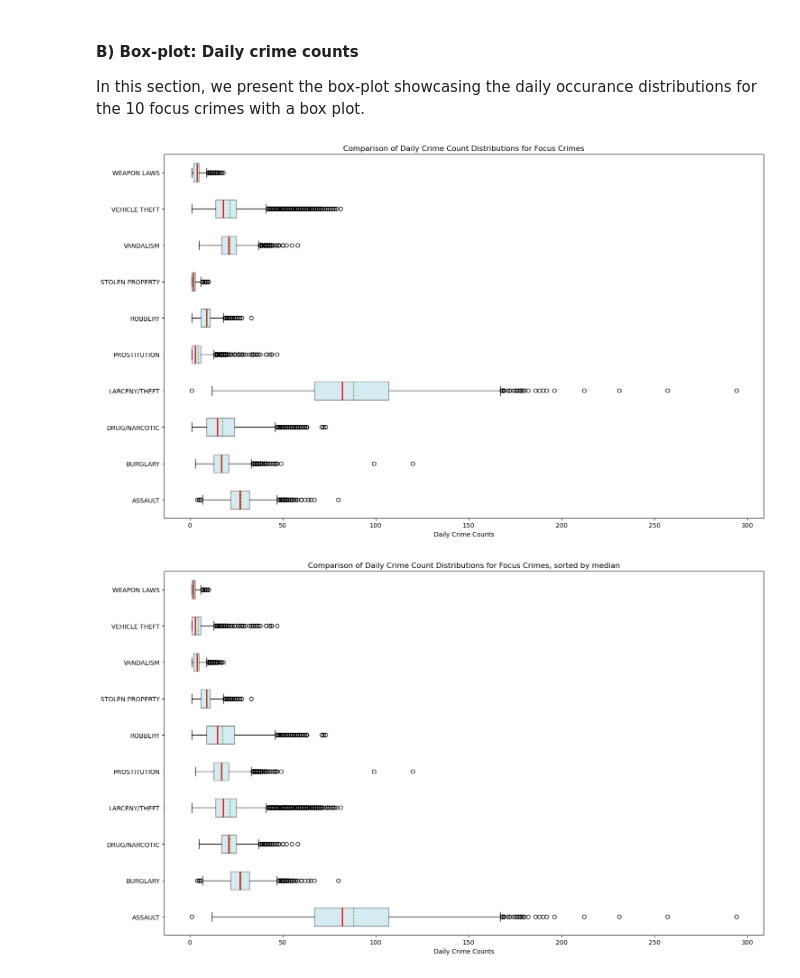
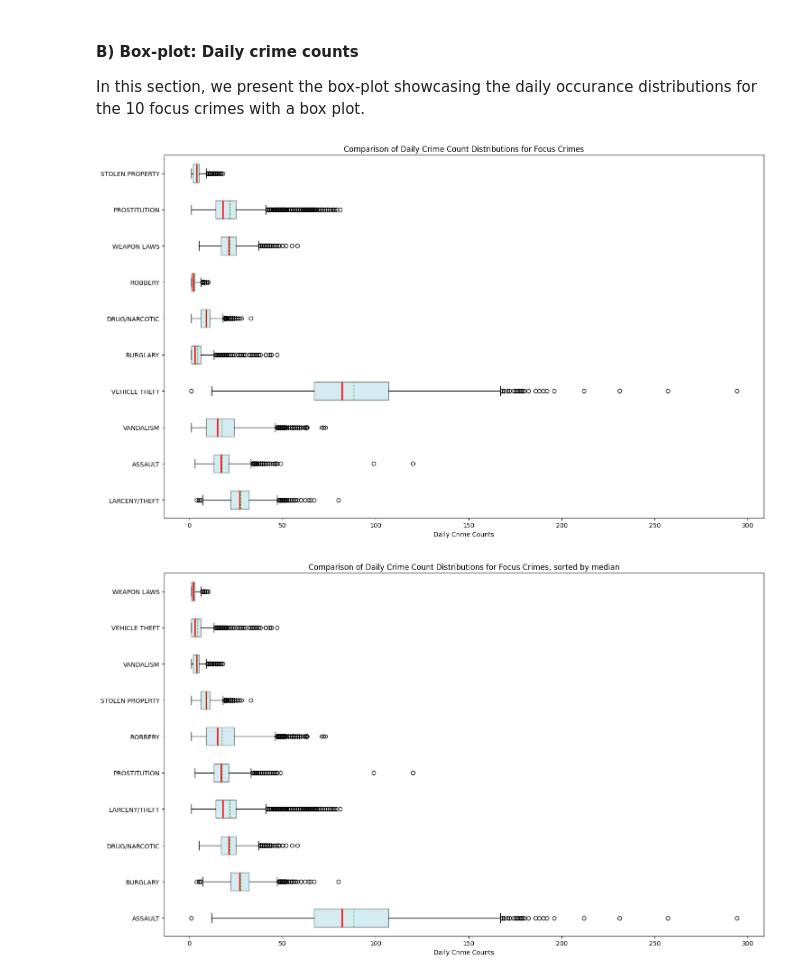
Before and after one commit to LeoItaly/social-data-visualization-2025, a Jupyter notebook: Assignment/Assignment1_final.ipynb, the cells around one changed output. Saved outputs shown, nothing was run; the diff lists cells and outputs as text; code cells hidden in the pictures.

```diff
--- a/Assignment/Assignment1_final.ipynb
+++ b/Assignment/Assignment1_final.ipynb
@@ -592,23 +591,27 @@ ordered_categories = sorted(crime_groups.index)
 
 data_for_boxplot = [crime_groups[cat] for cat in ordered_categories]
 # %%
+#To better be able to compare the different crime types, let's sort the graph my medians
+medians = daily_counts.groupby("Category")["count"].median()
+sorted_categories = medians.sort_values(ascending=False).index
+
 # Create a single figure with multiple horizontal boxplots
 plt.figure(figsize=(15, 9))
 plt.boxplot(data_for_boxplot,
             vert=False,
-            labels=categories,
+            labels=sorted_categories,
             showfliers = True,
             showmeans=True,
             meanline=True,
             patch_artist=True,
             boxprops=dict(facecolor="lightblue", alpha=0.5),
             medianprops=dict(color="red", linewidth=2),
 
            )
 plt.xlabel('Daily Crime Counts')
 plt.title('Comparison of Daily Crime Count Distributions for Focus Crimes')
 plt.tight_layout()
 plt.show()
 # %% [output]
-[figure, old version]
+[figure, new version]
 # %%
```
Also changed, not shown: parts of 10 cells of this notebook.
